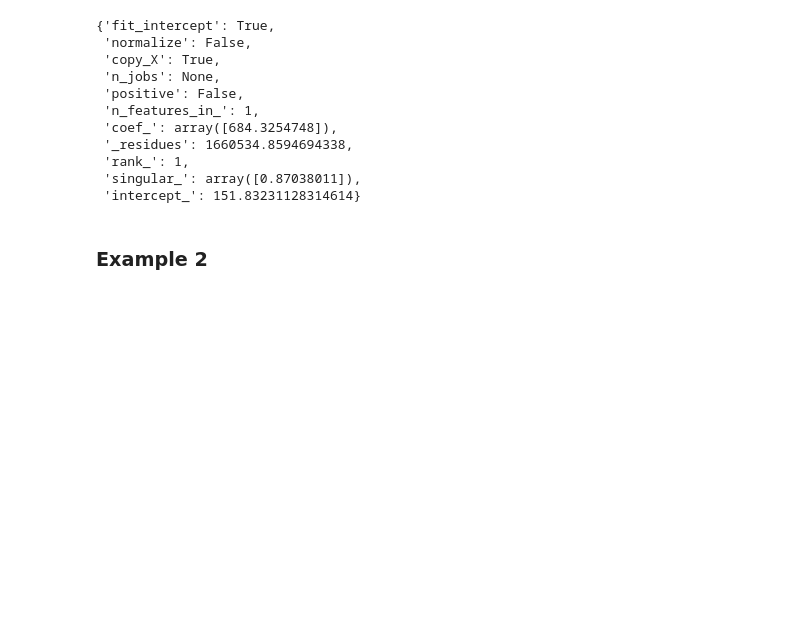
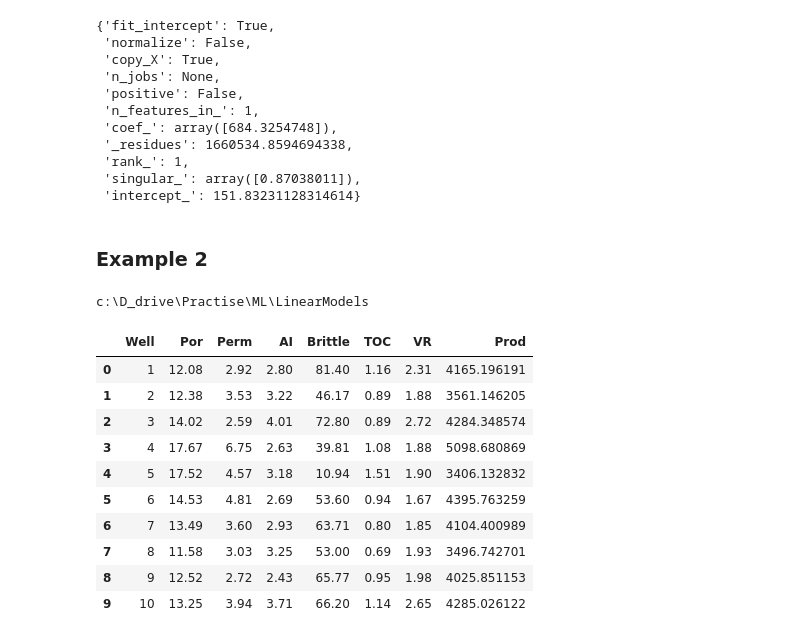
Before and after one commit to mukul74/DailyPractise, a Jupyter notebook: ML/LinearModels/OrdinaryLeastSquare.ipynb, the cells around one changed output. Drawn from its saved outputs; the diff is of its cells as text; code cells hidden in the pictures; blank space fills up the shorter version.

Commit message:
adding one more simple example for Linear Models using OLS

```diff
--- a/ML/LinearModels/OrdinaryLeastSquare.ipynb
+++ b/ML/LinearModels/OrdinaryLeastSquare.ipynb
@@ -157,3 +156,25 @@ regr.__dict__
  'intercept_': 151.83231128314614}
 # %% [markdown]
 ### Example 2
+# %%
+import os
+print(os. getcwd())
+# %% [output]
+c:\D_drive\Practise\ML\LinearModels
+# %%
+#(https://github.com/GeostatsGuy)
+file = 'c:\D_drive\Practise\ML\Dataset\Petroleum.csv'
+df = pd.read_csv(file)
+df.head(10)
+# %% [output]
+|  | Well | Por | Perm | AI | Brittle | TOC | VR | Prod |
+| 0 | 1 | 12.08 | 2.92 | 2.80 | 81.40 | 1.16 | 2.31 | 4165.196191 |
+| 1 | 2 | 12.38 | 3.53 | 3.22 | 46.17 | 0.89 | 1.88 | 3561.146205 |
+| 2 | 3 | 14.02 | 2.59 | 4.01 | 72.80 | 0.89 | 2.72 | 4284.348574 |
+| 3 | 4 | 17.67 | 6.75 | 2.63 | 39.81 | 1.08 | 1.88 | 5098.680869 |
+| 4 | 5 | 17.52 | 4.57 | 3.18 | 10.94 | 1.51 | 1.90 | 3406.132832 |
+| 5 | 6 | 14.53 | 4.81 | 2.69 | 53.60 | 0.94 | 1.67 | 4395.763259 |
+| 6 | 7 | 13.49 | 3.60 | 2.93 | 63.71 | 0.80 | 1.85 | 4104.400989 |
+| 7 | 8 | 11.58 | 3.03 | 3.25 | 53.00 | 0.69 | 1.93 | 3496.742701 |
+| 8 | 9 | 12.52 | 2.72 | 2.43 | 65.77 | 0.95 | 1.98 | 4025.851153 |
+| 9 | 10 | 13.25 | 3.94 | 3.71 | 66.20 | 1.14 | 2.65 | 4285.026122 |
```
Also changed, not shown: parts of 4 cells of this notebook, 1 other file.
